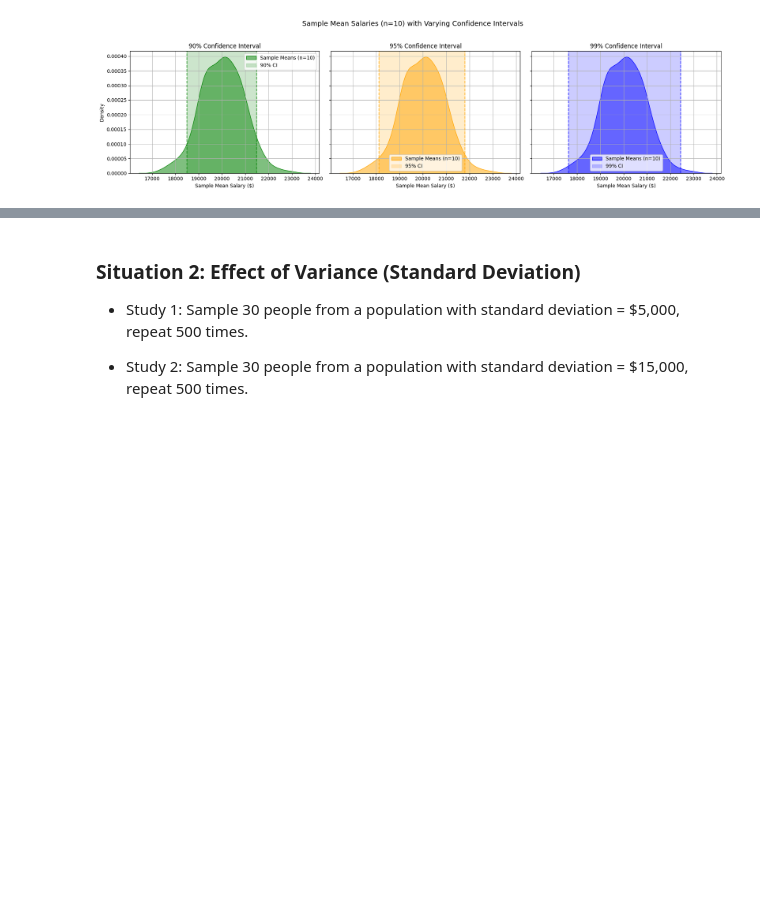
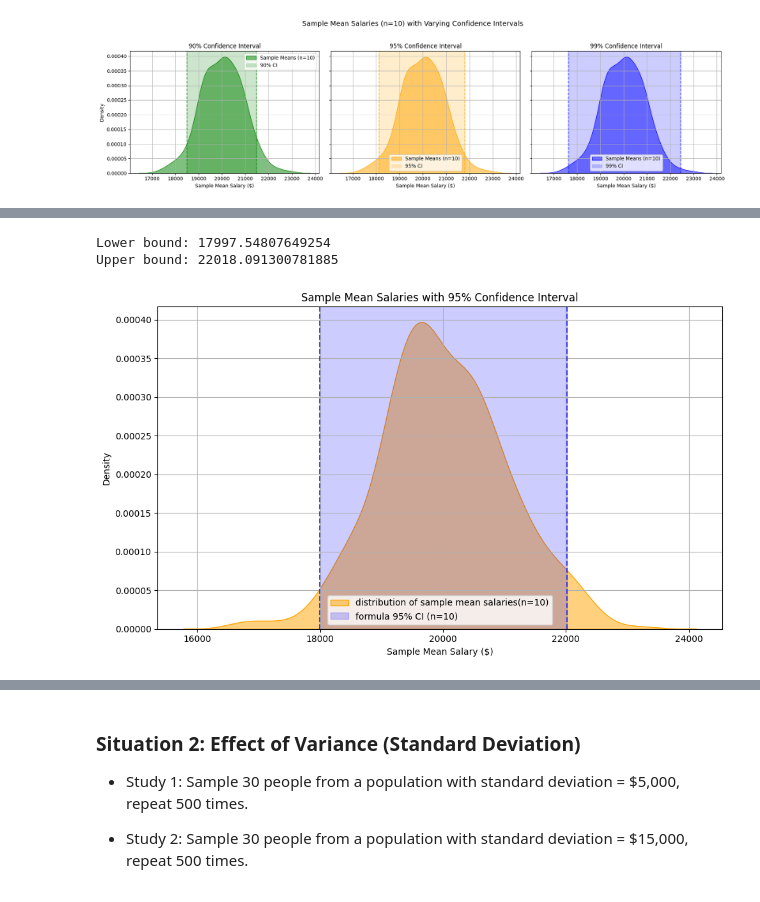
Before and after one commit to Jo-Banana-123/Confidence-Interval, a Jupyter notebook: parametric-confidence-interval.ipynb, the cells around one changed output, grey strips where cells are left out. Cells and saved outputs as stored; diff of their text form; code cells hidden in the pictures; blank space fills up the shorter version.

```diff
--- a/parametric-confidence-interval.ipynb
+++ b/parametric-confidence-interval.ipynb
@@ -167,0 +147,36 @@ We then ran 10 independent sampling experiments. In each experiment, we randomly
+# %%
+# simulate a set of normally distributed sample means
+means = np.random.normal(loc=20000, scale=1000, size=500)
+
+def compute_ci_formula(d, confidence=0.95):
+    mean = np.mean(d)
+    se = np.std(d, ddof=1)  # SD of sample means
+    t_crit = stats.t.ppf(1 - (1-confidence)/2, df=len(d)-1)
+    lower = mean - t_crit * se
+    upper = mean + t_crit * se
+    return lower, upper
+
+l, u = compute_ci_formula(means)
+print(f"Lower bound: {l} \nUpper bound: {u}")
+
+# Plot
+plt.figure(figsize=(10, 6))
+sns.kdeplot(means, label="distribution of sample mean salaries(n=10)", fill=True, color='orange', alpha=0.5)
+
+# Highlight 95% CI band
+plt.axvspan(l, u, color='blue', alpha=0.2, label="formula 95% CI (n=10)")
+plt.axvline(l, color='blue', linestyle='--', alpha=0.7)
+plt.axvline(u, color='blue', linestyle='--', alpha=0.7)
+
+# Labels
+plt.title("Sample Mean Salaries with 95% Confidence Interval")
+plt.xlabel("Sample Mean Salary ($)")
+plt.ylabel("Density")
+plt.legend()
+plt.grid(True)
+plt.tight_layout()
+plt.show()
+# %% [output]
+Lower bound: 17997.54807649254
+Upper bound: 22018.091300781885
+[figure, added]
```
Also changed, not shown: parts of 9 cells of this notebook.
